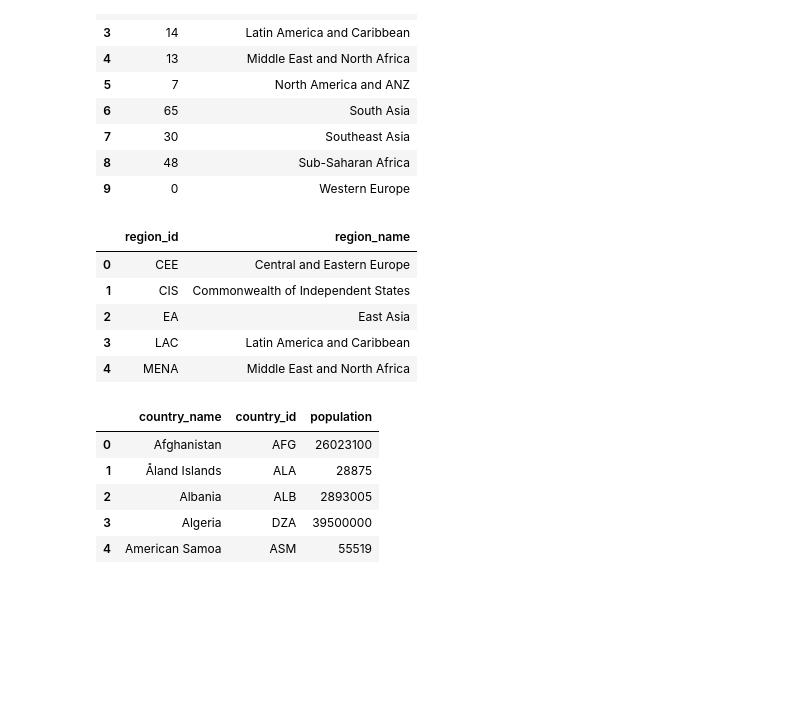
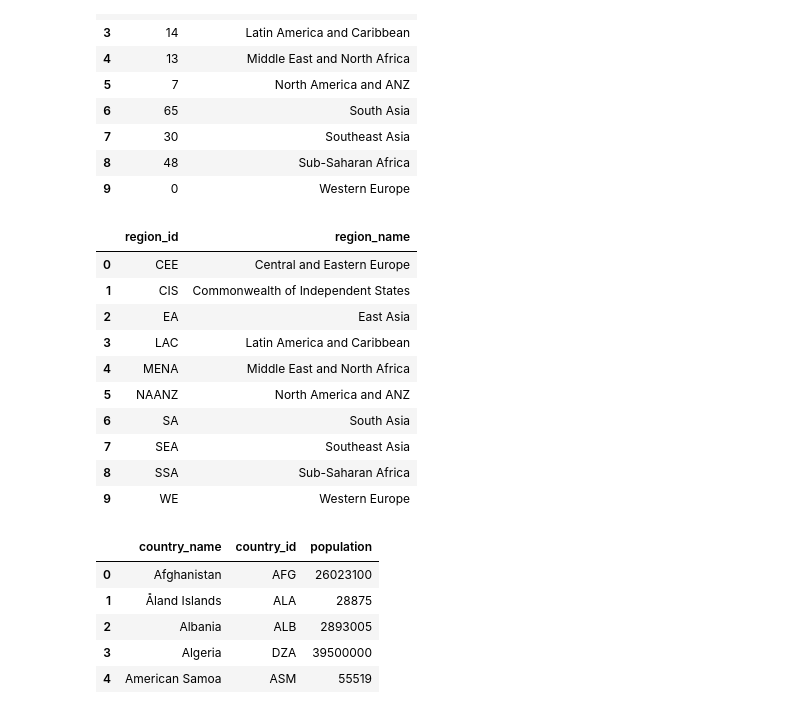
Before and after one commit to verocastillo/happiness-database, a Jupyter notebook: jupyter/main_notebook.ipynb, the cells around one changed output. Cells and saved outputs as stored; diff of their text form; code cells hidden in the pictures; blank space fills up the shorter version.

```diff
--- a/jupyter/main_notebook.ipynb
+++ b/jupyter/main_notebook.ipynb
@@ -42,23 +42,29 @@ regions_df
 # %%
 # Generate region IDs
 rn_list = regions_df['region_name'].to_list()
 regsid = []
 for rn in rn_list:
     regid =[char for char in rn if char.isupper()]
     redstr = " "
     for i in range(len(regid)):
         redstr = redstr + f"{regid[i]}"
     regsid.append(redstr)
 regions_df['region_id']=regsid
+regions_df.iloc[7,0] = "SEA"
 regions_df = pd.DataFrame(regions_df)
-regions_df.head()
+regions_df
 # %% [output]
 |  | region_id | region_name |
 | 0 | CEE | Central and Eastern Europe |
 | 1 | CIS | Commonwealth of Independent States |
 | 2 | EA | East Asia |
 | 3 | LAC | Latin America and Caribbean |
 | 4 | MENA | Middle East and North Africa |
+| 5 | NAANZ | North America and ANZ |
+| 6 | SA | South Asia |
+| 7 | SEA | Southeast Asia |
+| 8 | SSA | Sub-Saharan Africa |
+| 9 | WE | Western Europe |
 # %%
 # Generate countries table
 countries_df = xcountries_df.rename(columns={'Country Code' : 'country_id',
```
Also changed, not shown: parts of 5 cells of this notebook, 2 other files.
